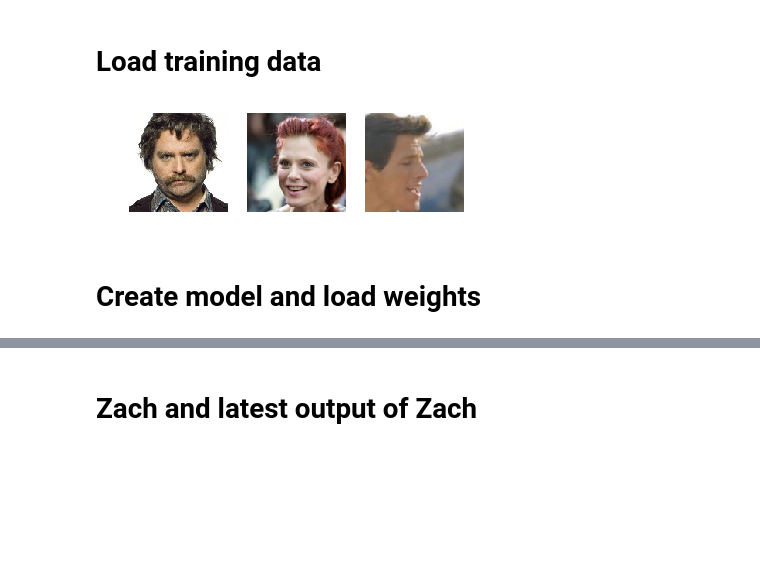
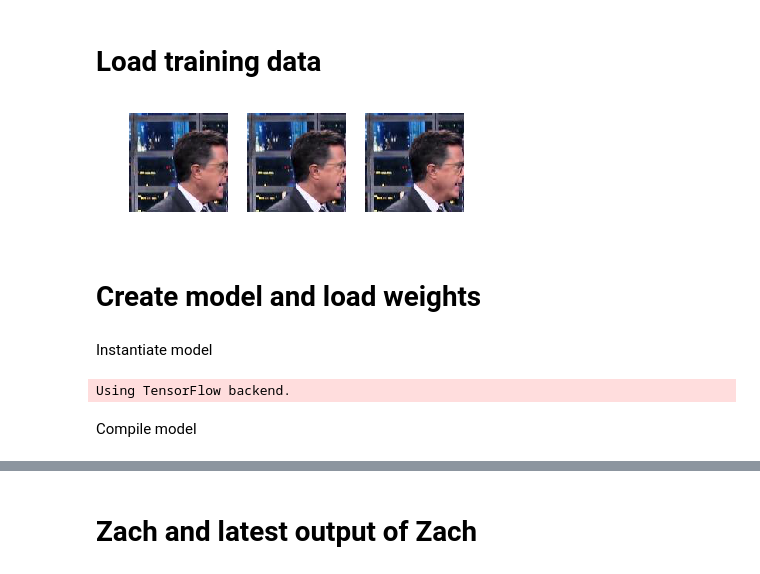
Before and after one commit to ReidWilliams/GANs, a Jupyter notebook: notebooks/scratch.ipynb, the cells around one changed output, grey strips where cells are left out. Drawn from its saved outputs; the diff is of its cells as text; code cells hidden in the pictures; blank space fills up the shorter version.

```diff
--- a/notebooks/scratch.ipynb
+++ b/notebooks/scratch.ipynb
@@ -1,11 +1,11 @@
 # %% [markdown]
 # Global params
 # %%
-img_directory = '/home/ec2-user/img_align_celeba'
-img_save_directory = '/home/ec2-user/autoencoder-vaegan/zach'
-model_weights_path = '/home/ec2-user/model-weights.hdf5'
+img_directory = '/home/ec2-user/autoencoder-vaegan/colbert'
+img_save_directory = '/home/ec2-user/autoencoder-vaegan/colbert-out'
+model_weights_path = '/home/ec2-user/colbert-auto-plain-weights.hdf5'
 batch_size = 64
-training_set_size = 4096
+training_set_size = 3264
 img_size = 128
 # %% [markdown]
 # Imports and helper functions
@@ -29,14 +29,19 @@ def imshow(imgs):
 # %%
 training = np.array([resize_crop(load_img(i+1, img_directory), (img_size, img_size)) for i in range(training_set_size)])
 # %%
-imshow([training[i] for i in range(3)])
+imshow([training[i] for i in range(100,103)])
 # %% [output]
-[figure, old version]
+[figure, new version]
 # %% [markdown]
 # Create model and load weights
+# %% [markdown]
+Instantiate model
 # %%
 from model import Vaegan
 from keras.optimizers import Adam
 
 model = Vaegan(img_shape=(img_size, img_size, 3), batch_size=batch_size)
-model.model.compile(Adam(lr=.00003), 'binary_crossentropy')
+# %% [output]
+Using TensorFlow backend.
+# %% [markdown]
+Compile model
```
Also changed, not shown: parts of 8 cells of this notebook.
